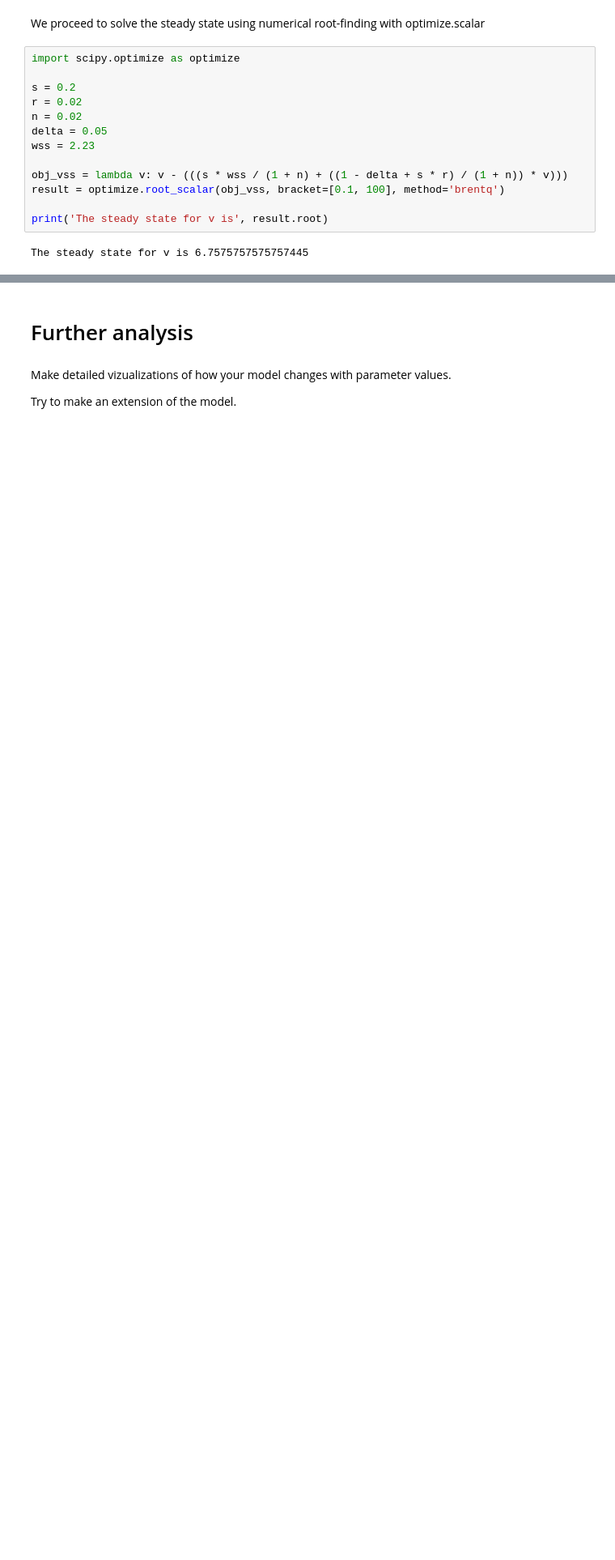
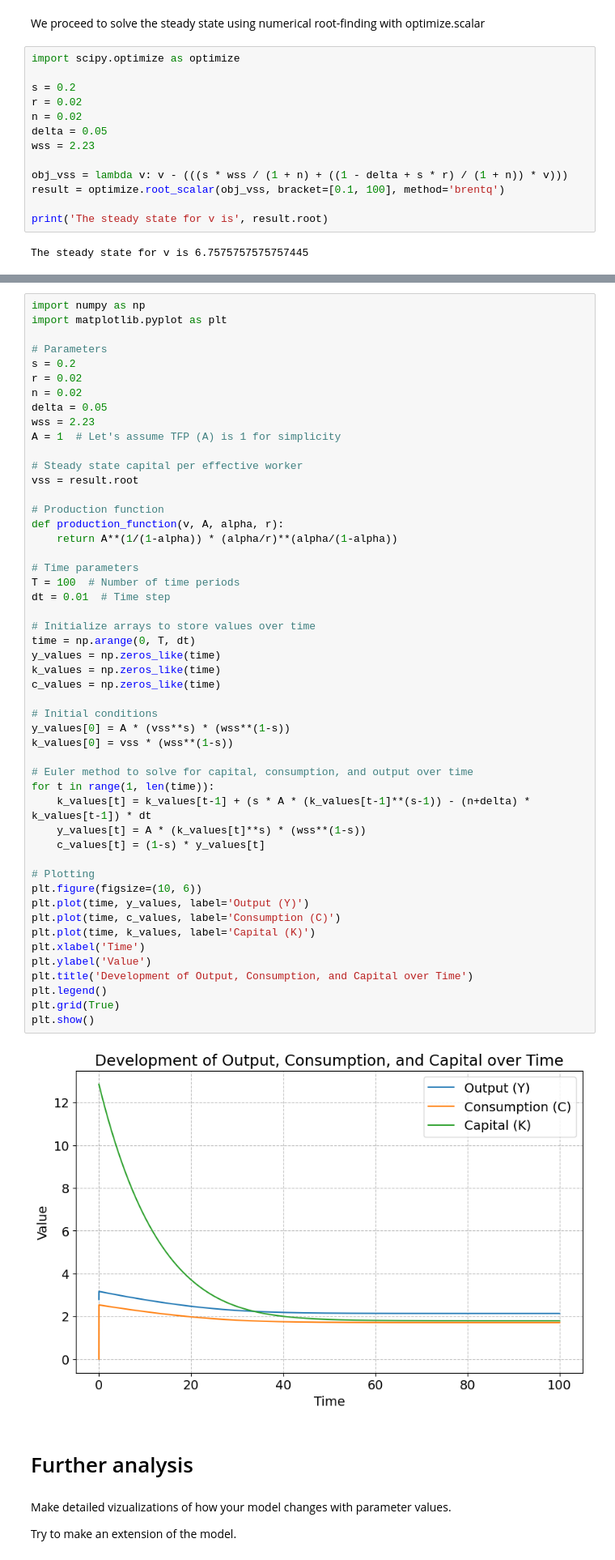
Before and after one commit to NumEconCopenhagen/projects-2024-andreas-og-magnus, a Jupyter notebook: modelproject/modelproject.ipynb, the cells around one changed output, grey strips where cells are left out. Shown at 81% size. Cells and saved outputs as stored; diff of their text form; blank space fills up the shorter version.

```diff
--- a/modelproject/modelproject.ipynb
+++ b/modelproject/modelproject.ipynb
@@ -116,3 +116,55 @@ The steady state for v is 6.7575757575757445
+# %%
+import numpy as np
+import matplotlib.pyplot as plt
+
+# Parameters
+s = 0.2
+r = 0.02
+n = 0.02
+delta = 0.05
+wss = 2.23
+A = 1  # Let's assume TFP (A) is 1 for simplicity
+
+# Steady state capital per effective worker
+vss = result.root
+
+# Production function
+def production_function(v, A, alpha, r):
+    return A**(1/(1-alpha)) * (alpha/r)**(alpha/(1-alpha))
+
+# Time parameters
+T = 100  # Number of time periods
+dt = 0.01  # Time step
+
+# Initialize arrays to store values over time
+time = np.arange(0, T, dt)
+y_values = np.zeros_like(time)
+k_values = np.zeros_like(time)
+c_values = np.zeros_like(time)
+
+# Initial conditions
+y_values[0] = A * (vss**s) * (wss**(1-s))
+k_values[0] = vss * (wss**(1-s))
+
+# Euler method to solve for capital, consumption, and output over time
+for t in range(1, len(time)):
+    k_values[t] = k_values[t-1] + (s * A * (k_values[t-1]**(s-1)) - (n+delta) * k_values[t-1]) * dt
+    y_values[t] = A * (k_values[t]**s) * (wss**(1-s))
+    c_values[t] = (1-s) * y_values[t]
+
+# Plotting
+plt.figure(figsize=(10, 6))
+plt.plot(time, y_values, label='Output (Y)')
+plt.plot(time, c_values, label='Consumption (C)')
+plt.plot(time, k_values, label='Capital (K)')
+plt.xlabel('Time')
+plt.ylabel('Value')
+plt.title('Development of Output, Consumption, and Capital over Time')
+plt.legend()
+plt.grid(True)
+plt.show()
+# %% [output]
+[figure, added]
 # %% [markdown]
 # Further analysis
 # %% [markdown]
```
Also changed, not shown: parts of 2 cells of this notebook.
